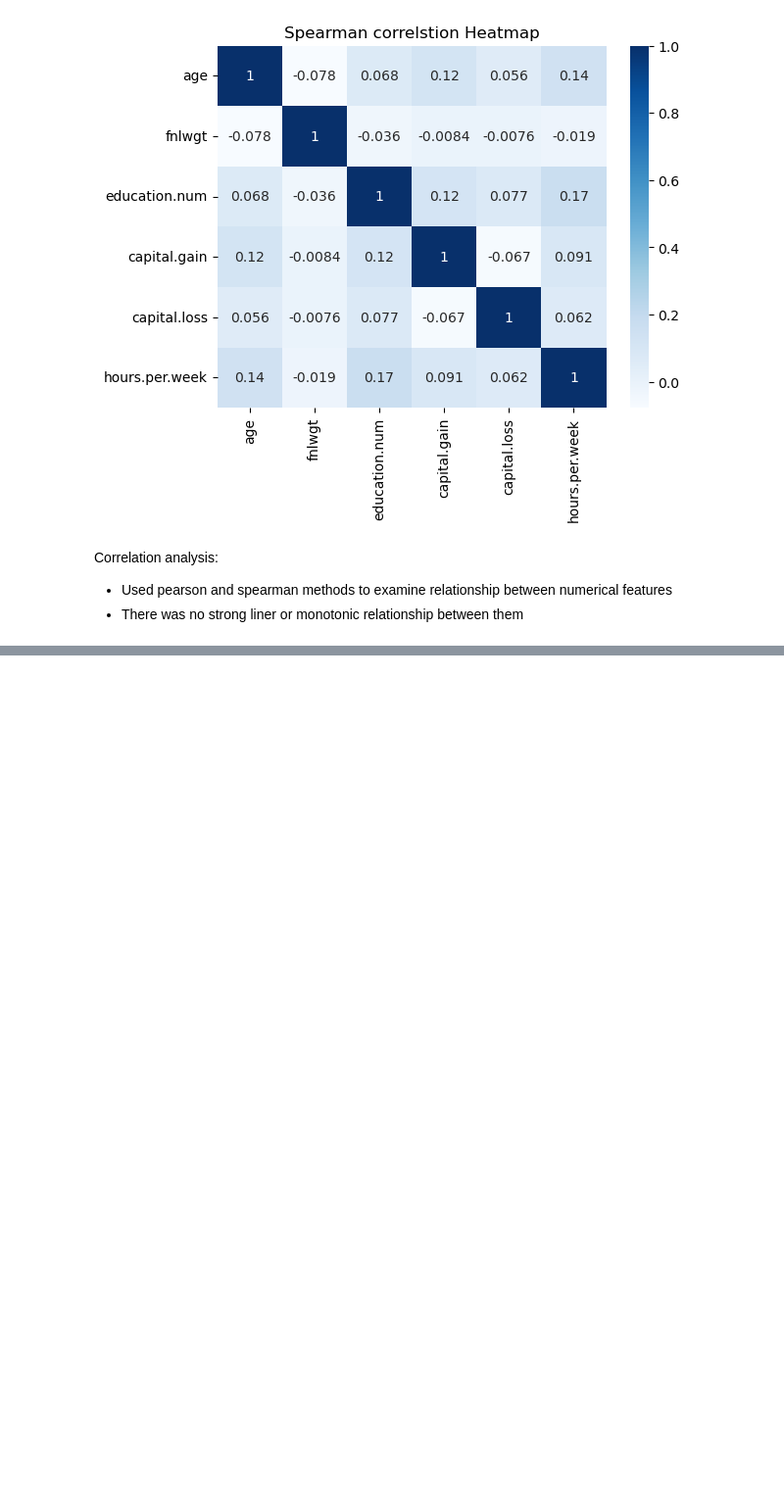
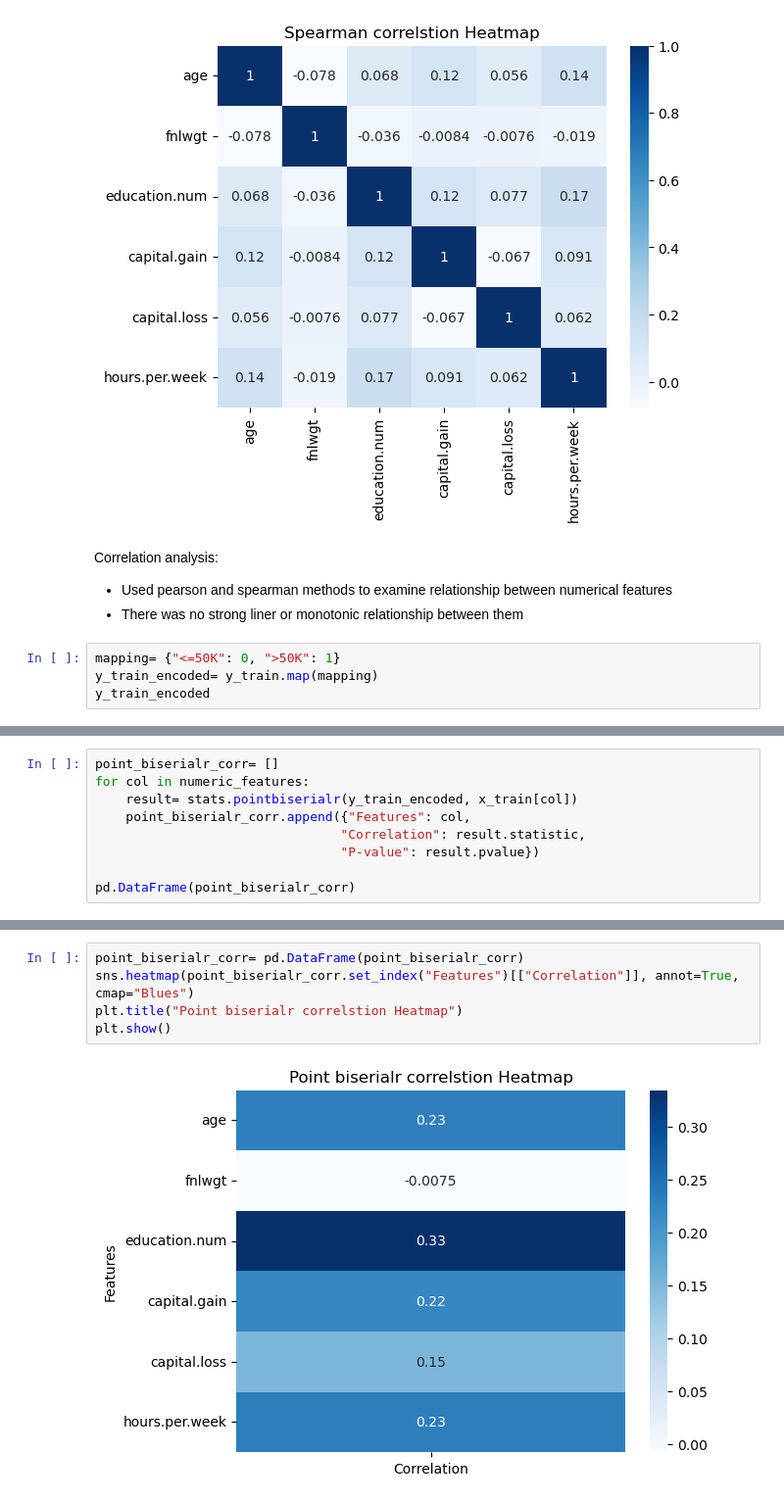
Before and after one commit to shukriaarifi/income_prediction, a Jupyter notebook: notebooks/income_prediction.ipynb, the cells around one changed output, grey strips where cells are left out. Shown at 98% size. Cells and saved outputs as stored; diff of their text form; blank space fills up the shorter version.

Commit message:
Analyzed numerical features correlation with target

```diff
--- a/notebooks/income_prediction.ipynb
+++ b/notebooks/income_prediction.ipynb
@@ -543,3 +543,7 @@ plt.show()
 Correlation analysis:
 - Used pearson and spearman methods to examine relationship between numerical features
 - There was no strong liner or monotonic relationship between them
+# %%
+mapping= {"<=50K": 0, ">50K": 1}
+y_train_encoded= y_train.map(mapping)
+y_train_encoded
@@ -545,0 +587,9 @@ Correlation analysis:
+# %%
+point_biserialr_corr= []
+for col in numeric_features:
+    result= stats.pointbiserialr(y_train_encoded, x_train[col])
+    point_biserialr_corr.append({"Features": col,
+                                "Correlation": result.statistic,
+                                "P-value": result.pvalue})
+
+pd.DataFrame(point_biserialr_corr)
@@ -545,0 +604,7 @@ Correlation analysis:
+# %%
+point_biserialr_corr= pd.DataFrame(point_biserialr_corr)
+sns.heatmap(point_biserialr_corr.set_index("Features")[["Correlation"]], annot=True, cmap="Blues")
+plt.title("Point biserialr correlstion Heatmap")
+plt.show()
+# %% [output]
+[figure, added]
```
Also changed, not shown: parts of 8 cells of this notebook.
